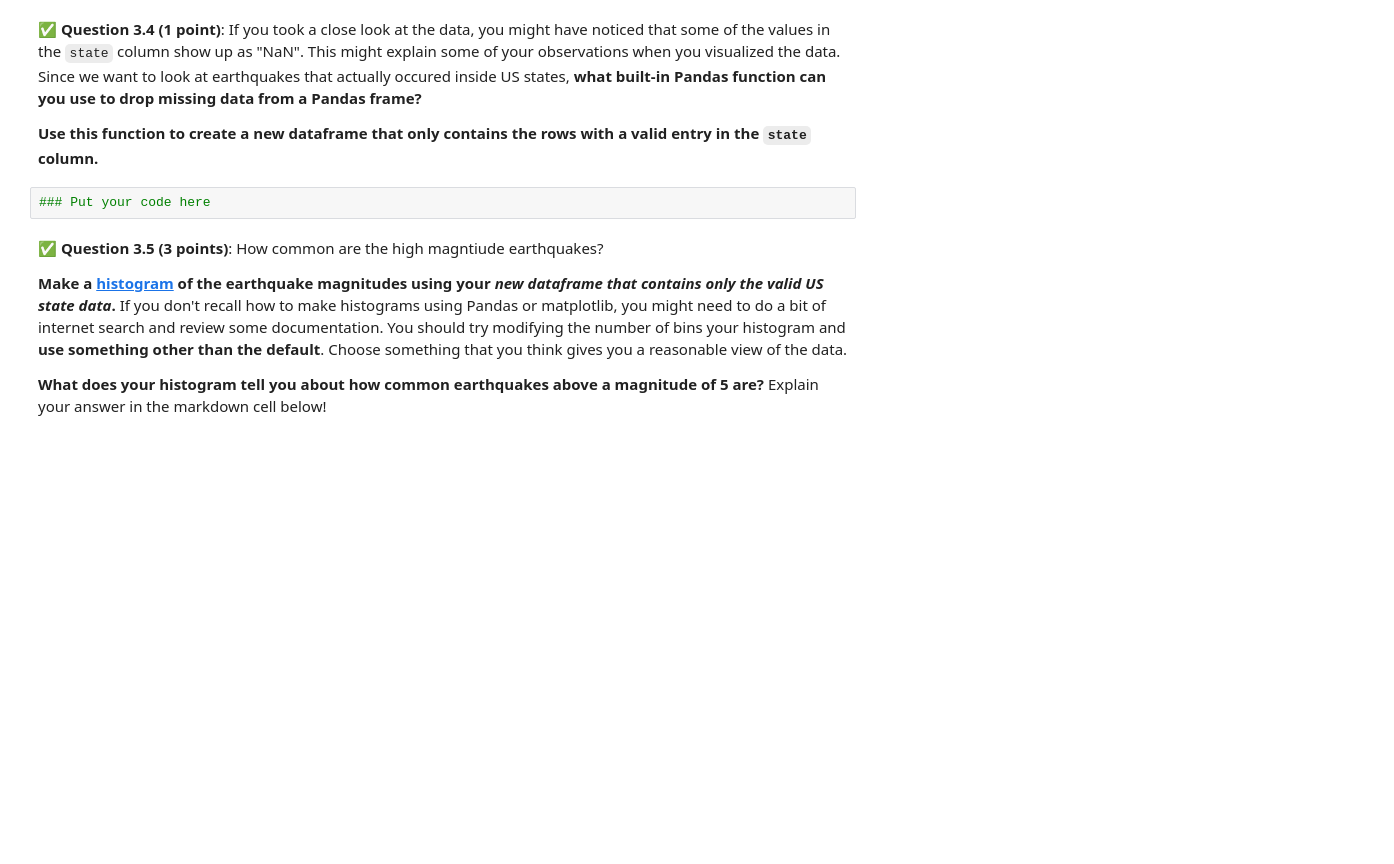
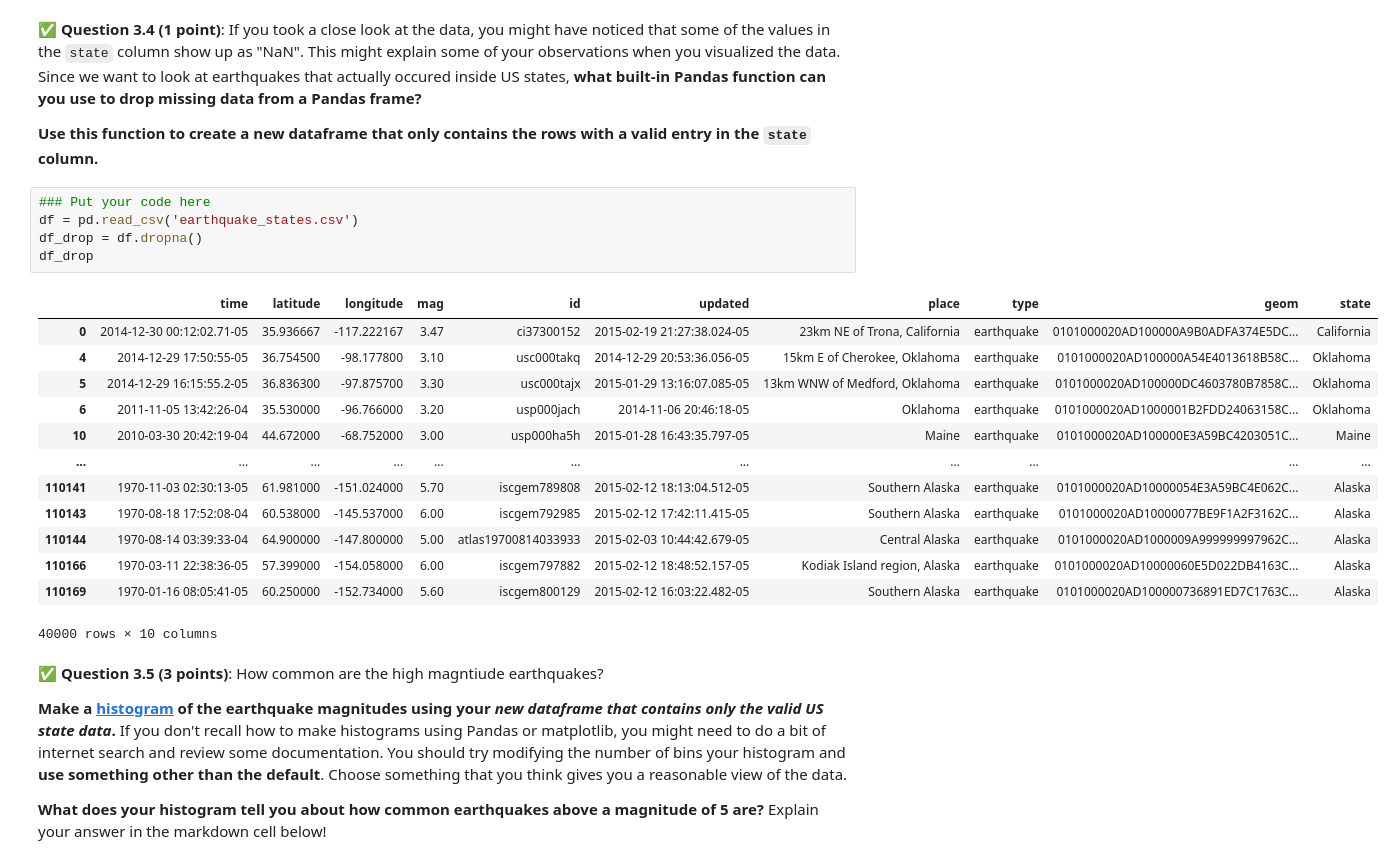
Before and after one commit to Colino03/CMSE202-f23-turnin, a Jupyter notebook: hw-01/HW-01.ipynb, the cells around one changed output. Saved outputs shown, nothing was run; the diff lists cells and outputs as text; blank space fills up the shorter version.

```diff
--- a/hw-01/HW-01.ipynb
+++ b/hw-01/HW-01.ipynb
@@ -420,6 +451,23 @@ Does the resulting plot meet your expectations? Is there anything that surprises
 **Use this function to create a new dataframe that only contains the rows with a valid entry in the `state` column.**
 # %%
 ### Put your code here
+df = pd.read_csv('earthquake_states.csv')
+df_drop = df.dropna()
+df_drop
+# %% [output]
+|  | time | latitude | longitude | mag | id | updated | place | type | geom | state |
+| 0 | 2014-12-30 00:12:02.71-05 | 35.936667 | -117.222167 | 3.47 | ci37300152 | 2015-02-19 21:27:38.024-05 | 23km NE of Trona, California | earthquake | 0101000020AD100000A9B0ADFA374E5DC... | California |
+| 4 | 2014-12-29 17:50:55-05 | 36.754500 | -98.177800 | 3.10 | usc000takq | 2014-12-29 20:53:36.056-05 | 15km E of Cherokee, Oklahoma | earthquake | 0101000020AD100000A54E4013618B58C... | Oklahoma |
+| 5 | 2014-12-29 16:15:55.2-05 | 36.836300 | -97.875700 | 3.30 | usc000tajx | 2015-01-29 13:16:07.085-05 | 13km WNW of Medford, Oklahoma | earthquake | 0101000020AD100000DC4603780B7858C... | Oklahoma |
+| 6 | 2011-11-05 13:42:26-04 | 35.530000 | -96.766000 | 3.20 | usp000jach | 2014-11-06 20:46:18-05 | Oklahoma | earthquake | 0101000020AD1000001B2FDD24063158C... | Oklahoma |
+| 10 | 2010-03-30 20:42:19-04 | 44.672000 | -68.752000 | 3.00 | usp000ha5h | 2015-01-28 16:43:35.797-05 | Maine | earthquake | 0101000020AD100000E3A59BC4203051C... | Maine |
+| ... | ... | ... | ... | ... | ... | ... | ... | ... | ... | ... |
+| 110141 | 1970-11-03 02:30:13-05 | 61.981000 | -151.024000 | 5.70 | iscgem789808 | 2015-02-12 18:13:04.512-05 | Southern Alaska | earthquake | 0101000020AD10000054E3A59BC4E062C... | Alaska |
+| 110143 | 1970-08-18 17:52:08-04 | 60.538000 | -145.537000 | 6.00 | iscgem792985 | 2015-02-12 17:42:11.415-05 | Southern Alaska | earthquake | 0101000020AD10000077BE9F1A2F3162C... | Alaska |
+| 110144 | 1970-08-14 03:39:33-04 | 64.900000 | -147.800000 | 5.00 | atlas19700814033933 | 2015-02-03 10:44:42.679-05 | Central Alaska | earthquake | 0101000020AD1000009A999999997962C... | Alaska |
+| 110166 | 1970-03-11 22:38:36-05 | 57.399000 | -154.058000 | 6.00 | iscgem797882 | 2015-02-12 18:48:52.157-05 | Kodiak Island region, Alaska | earthquake | 0101000020AD10000060E5D022DB4163C... | Alaska |
+| 110169 | 1970-01-16 08:05:41-05 | 60.250000 | -152.734000 | 5.60 | iscgem800129 | 2015-02-12 16:03:22.482-05 | Southern Alaska | earthquake | 0101000020AD100000736891ED7C1763C... | Alaska |
+40000 rows × 10 columns
 # %% [markdown]
 &#9989; **Question 3.5 (3 points)**: How common are the high magntiude earthquakes?
 
```
Also changed, not shown: parts of 15 cells of this notebook, 1 other file.
